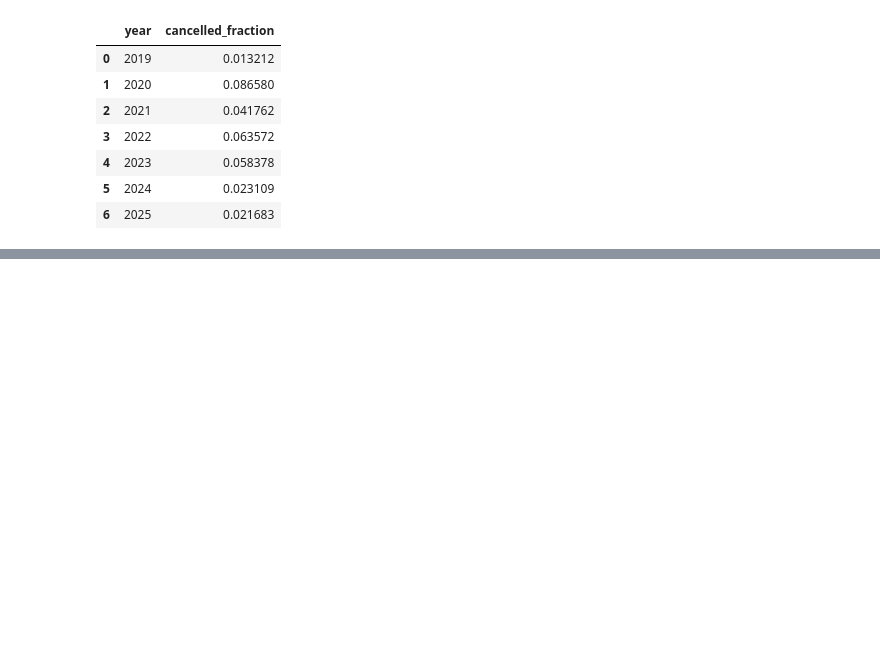
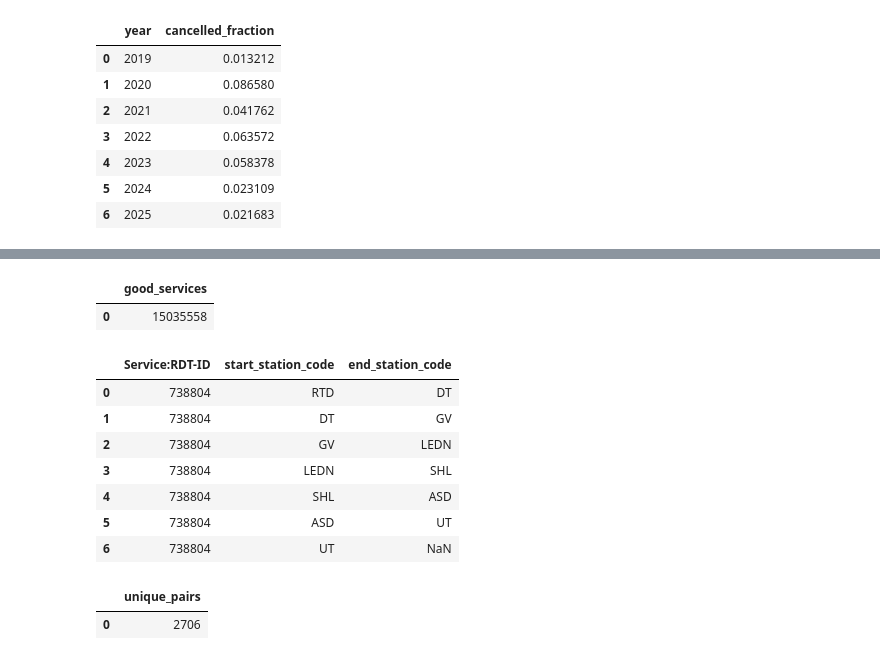
Before and after one commit to mikhailbahdashych-agh/mlops-lab2-homework, a Jupyter notebook: Mikhail_Bahdashych_MLOPS_lab2_homework.ipynb, the cells around one changed output, grey strips where cells are left out. Cells and saved outputs as stored; diff of their text form; code cells hidden in the pictures; blank space fills up the shorter version.

```diff
--- a/Mikhail_Bahdashych_MLOPS_lab2_homework.ipynb
+++ b/Mikhail_Bahdashych_MLOPS_lab2_homework.ipynb
@@ -362,0 +386,54 @@ df
+# %%
+con.sql("""
+CREATE OR REPLACE TEMP TABLE good_services AS
+SELECT "Service:RDT-ID"
+FROM services
+WHERE "Service:Type" NOT ILIKE '%bus%'
+AND "Service:Type" NOT ILIKE '%tram%'
+AND "Service:Type" NOT ILIKE '%metro%'
+AND "Stop:Departure time" IS NULL
+GROUP BY "Service:RDT-ID"
+HAVING count(*) = 1
+""")
+con.sql("SELECT count(*) AS good_services FROM good_services").df()
+# %% [output]
+|  | good_services |
+| 0 | 15035558 |
+# %%
+con.sql("""
+CREATE OR REPLACE TEMP TABLE pairs AS
+SELECT s."Service:RDT-ID",
+s."Stop:Station code" AS start_station_code,
+LEAD(s."Stop:Station code") OVER (
+PARTITION BY s."Service:RDT-ID"
+ORDER BY s."Stop:Departure time" NULLS LAST, s."Stop:RDT-ID"
+) AS end_station_code
+FROM services s
+JOIN good_services g ON s."Service:RDT-ID" = g."Service:RDT-ID"
+""")
+
+example_id = con.sql('SELECT min("Service:RDT-ID") FROM pairs').fetchone()[0]
+con.sql(f'SELECT * FROM pairs WHERE "Service:RDT-ID" = {example_id}').df()
+# %% [output]
+|  | Service:RDT-ID | start_station_code | end_station_code |
+| 0 | 738804 | RTD | DT |
+| 1 | 738804 | DT | GV |
+| 2 | 738804 | GV | LEDN |
+| 3 | 738804 | LEDN | SHL |
+| 4 | 738804 | SHL | ASD |
+| 5 | 738804 | ASD | UT |
+| 6 | 738804 | UT | NaN |
+# %%
+con.sql("""
+CREATE OR REPLACE TEMP TABLE unique_pairs AS
+SELECT least(start_station_code, end_station_code) AS start_station_code,
+greatest(start_station_code, end_station_code) AS end_station_code,
+min("Service:RDT-ID") AS "Service:RDT-ID"
+FROM pairs
+WHERE end_station_code IS NOT NULL
+GROUP BY 1, 2
+""")
+con.sql("SELECT count(*) AS unique_pairs FROM unique_pairs").df()
+# %% [output]
+|  | unique_pairs |
+| 0 | 2706 |
```
Also changed, not shown: parts of 12 cells of this notebook.
